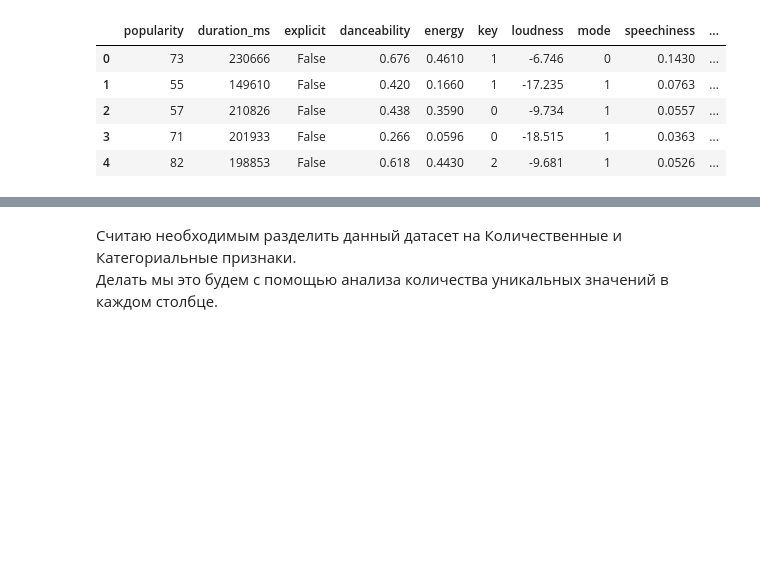
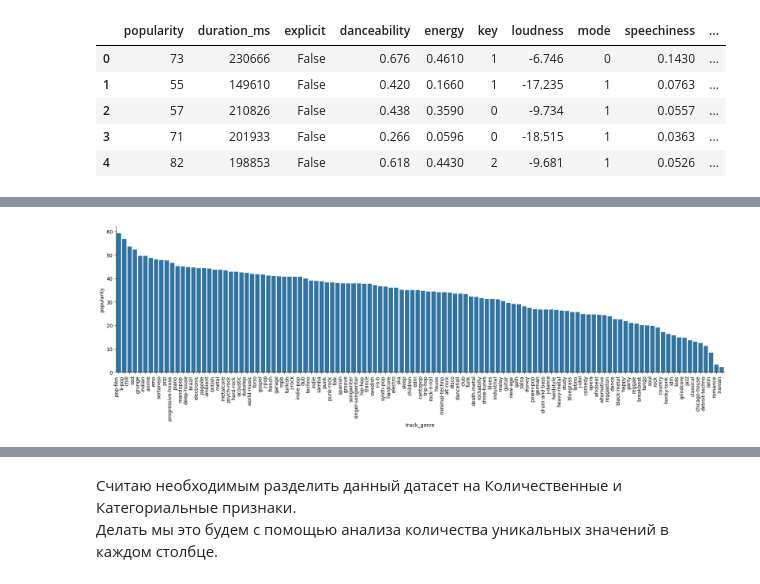
Before and after one commit to Lummoxy/ml_summer_prac, a Jupyter notebook: spotify_task.ipynb, the cells around one changed output, grey strips where cells are left out. Drawn from its saved outputs; the diff is of its cells as text; code cells hidden in the pictures; blank space fills up the shorter version.

```diff
--- a/spotify_task.ipynb
+++ b/spotify_task.ipynb
@@ -37,5 +45,5 @@ import pandas as pd
 # %%
-data = pd.read_csv('src/data/raw/dataset.csv')
+data = pd.read_csv('dataset.csv')
 data
 # %% [output]
 |  | Unnamed: 0 | track_id | artists | album_name | track_name | popularity | duration_ms | explicit | ... |
@@ -66,0 +148,10 @@ data.head()
+# %%
+popularity_genres = data.groupby('track_genre')['popularity'].mean().sort_values(ascending=False)
+
+sns.catplot(popularity_genres, kind="bar", height=6, aspect=3)
+
+plt.xticks(rotation=90, ha='right')
+plt.tight_layout()
+plt.show()
+# %% [output]
+[figure, added]
```
Also changed, not shown: parts of 17 cells of this notebook, 1 other file.
